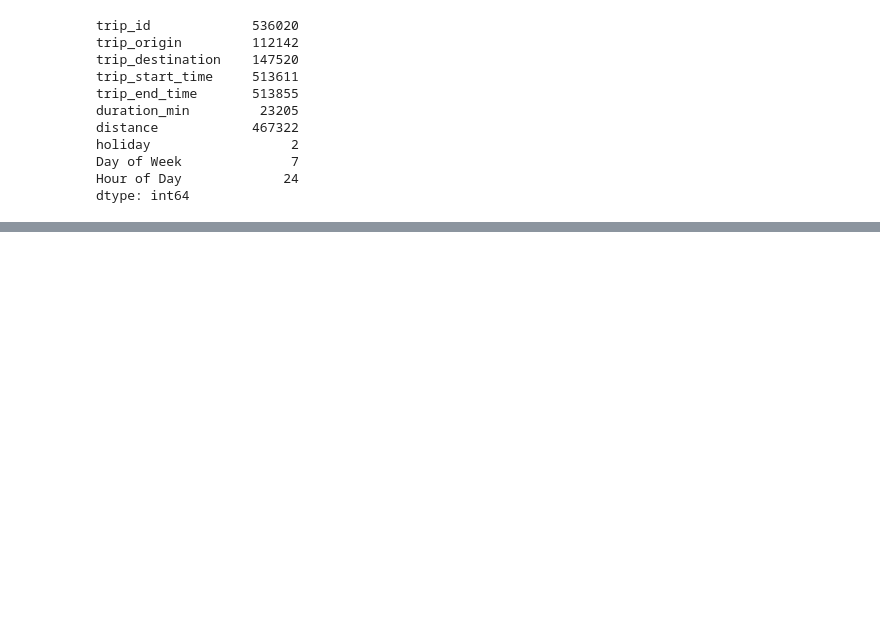
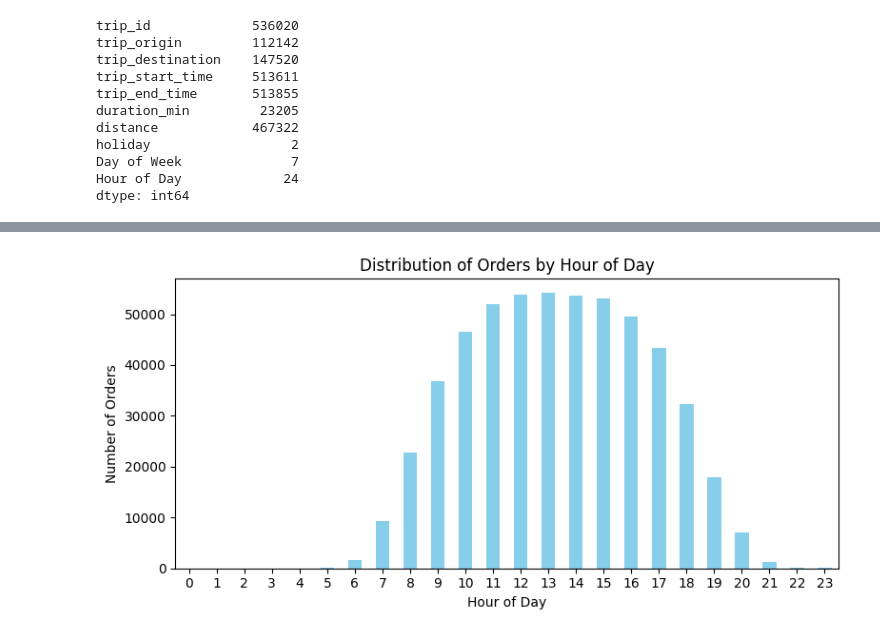
Before and after one commit to mahbubah/Logistic_optimization_Causal_Inference, a Jupyter notebook: notebooks/Future_engineering.ipynb, the cells around one changed output, grey strips where cells are left out. Drawn from its saved outputs; the diff is of its cells as text; code cells hidden in the pictures; blank space fills up the shorter version.

```diff
--- a/notebooks/Future_engineering.ipynb
+++ b/notebooks/Future_engineering.ipynb
@@ -85,0 +86,19 @@ plt.show()
+# %%
+import pandas as pd
+import matplotlib.pyplot as plt
+
+# Assuming your DataFrame is named completed_orders_cleaned
+# Count the occurrences of each hour of the day
+hour_of_day_counts = completed_orders_cleaned['Hour of Day'].value_counts().sort_index()
+
+# Plotting
+plt.figure(figsize=(8, 4))
+hour_of_day_counts.plot(kind='bar', color='skyblue')
+plt.title('Distribution of Orders by Hour of Day')
+plt.xlabel('Hour of Day')
+plt.ylabel('Number of Orders')
+plt.xticks(rotation=0)  # Rotate x-axis labels for better readability
+plt.tight_layout()
+plt.show()
+# %% [output]
+[figure, added]
```
Also changed, not shown: parts of 2 cells of this notebook, 2 other files.
